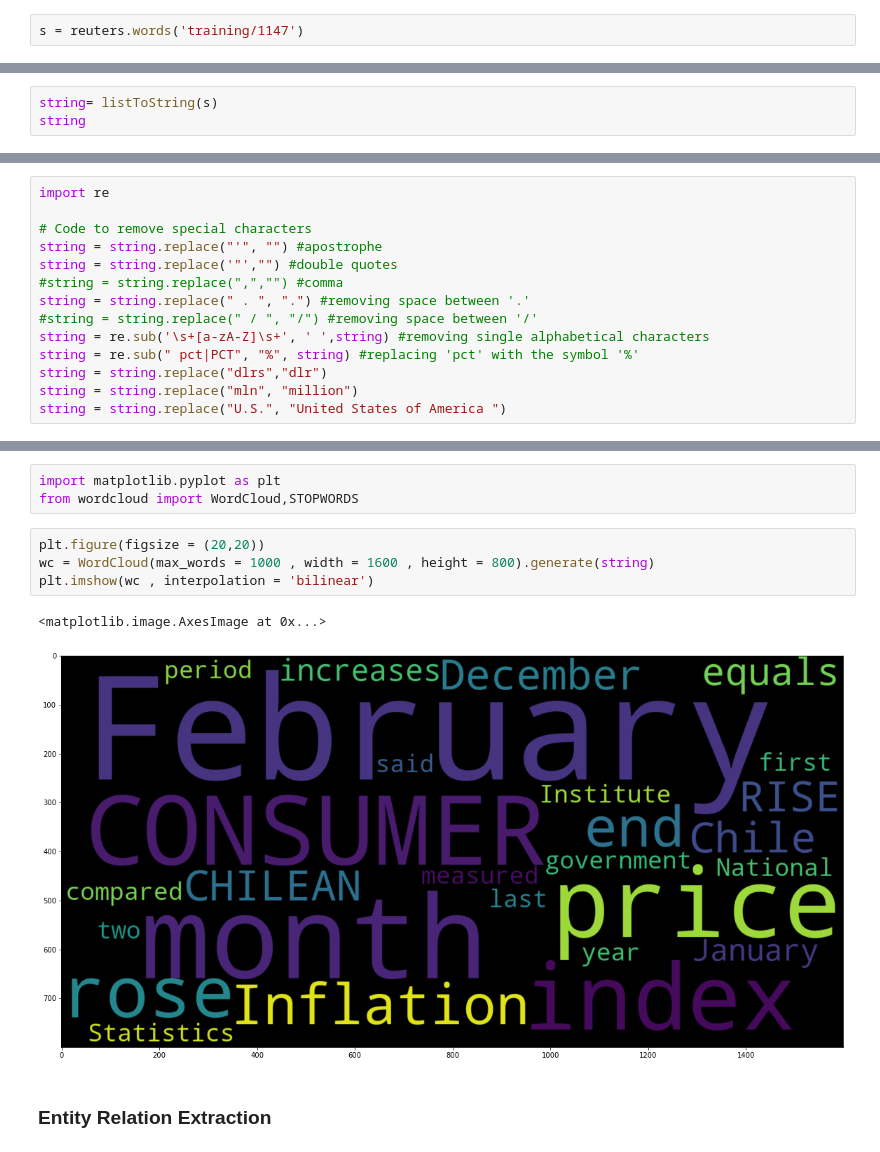
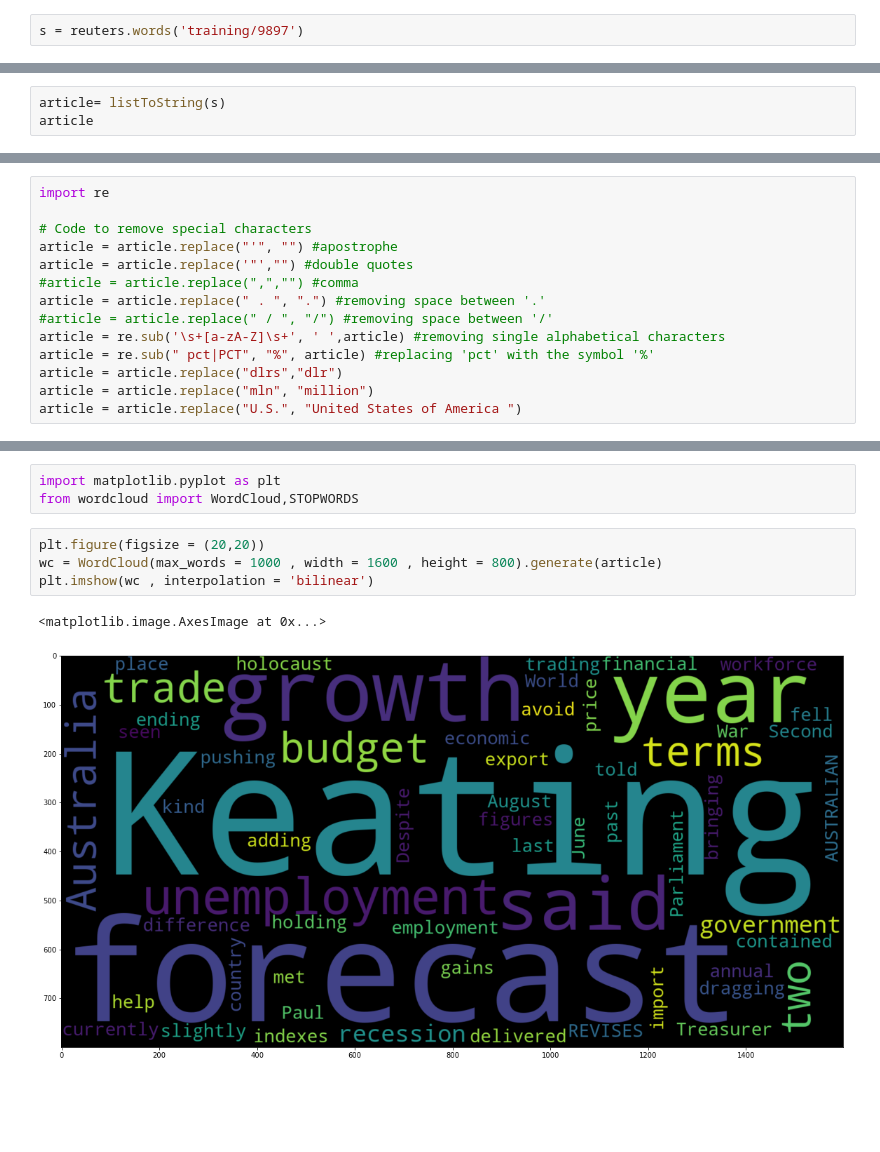
Before and after one commit to yusufakcakaya/Algorythm-NLP-Entity-Recognition, a Jupyter notebook: Project_NER.ipynb, the cells around one changed output, grey strips where cells are left out. Saved outputs shown, nothing was run; the diff lists cells and outputs as text; blank space fills up the shorter version.

```diff
--- a/Project_NER.ipynb
+++ b/Project_NER.ipynb
@@ -61,7 +61,7 @@ reuters.fileids(categories=['cpi'])
 # %% [markdown]
 ### Choosing the document and converting it to a string
 # %%
-s = reuters.words('training/1147')
+s = reuters.words('training/9897')
 # %%
 def listToString(s):
 
@@ -71,6 +71,6 @@ def listToString(s):
     # return string
     return (str1.join(s))
 # %%
-string= listToString(s)
-string
+article= listToString(s)
+article
 # %% [output]
@@ -81,14 +81,14 @@ string
 import re
 
 # Code to remove special characters
-string = string.replace("'", "") #apostrophe
-string = string.replace('"',"") #double quotes
-#string = string.replace(",","") #comma
-string = string.replace(" . ", ".") #removing space between '.'
-#string = string.replace(" / ", "/") #removing space between '/'
-string = re.sub('\s+[a-zA-Z]\s+', ' ',string) #removing single alphabetical characters
-string = re.sub(" pct|PCT", "%", string) #replacing 'pct' with the symbol '%'
-string = string.replace("dlrs","dlr")
-string = string.replace("mln", "million")
-string = string.replace("U.S.", "United States of America ")
+article = article.replace("'", "") #apostrophe
+article = article.replace('"',"") #double quotes
+#article = article.replace(",","") #comma
+article = article.replace(" . ", ".") #removing space between '.'
+#article = article.replace(" / ", "/") #removing space between '/'
+article = re.sub('\s+[a-zA-Z]\s+', ' ',article) #removing single alphabetical characters
+article = re.sub(" pct|PCT", "%", article) #replacing 'pct' with the symbol '%'
+article = article.replace("dlrs","dlr")
+article = article.replace("mln", "million")
+article = article.replace("U.S.", "United States of America ")
 # %%
@@ -281,10 +190,8 @@ import matplotlib.pyplot as plt
 from wordcloud import WordCloud,STOPWORDS
 # %%
 plt.figure(figsize = (20,20))
-wc = WordCloud(max_words = 1000 , width = 1600 , height = 800).generate(string)
+wc = WordCloud(max_words = 1000 , width = 1600 , height = 800).generate(article)
 plt.imshow(wc , interpolation = 'bilinear')
 # %% [output]
 <matplotlib.image.AxesImage at 0x...>
-[figure, old version]
+[figure, new version]
-# %% [markdown]
-### Entity Relation Extraction
```
Also changed, not shown: parts of 47 cells of this notebook.
